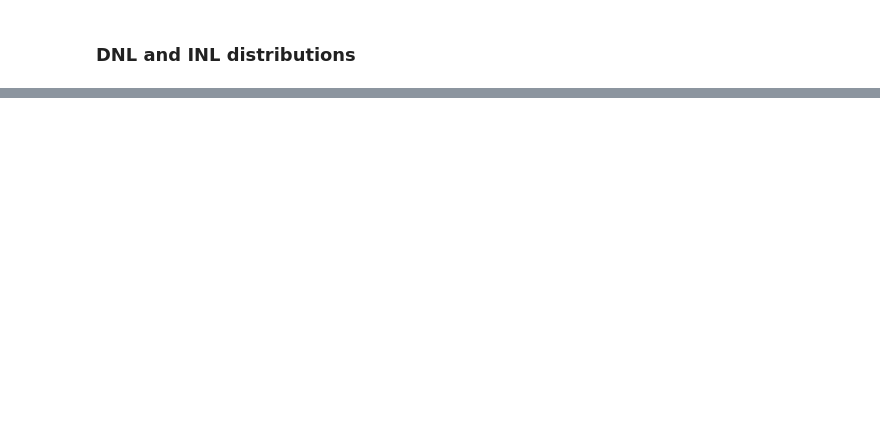
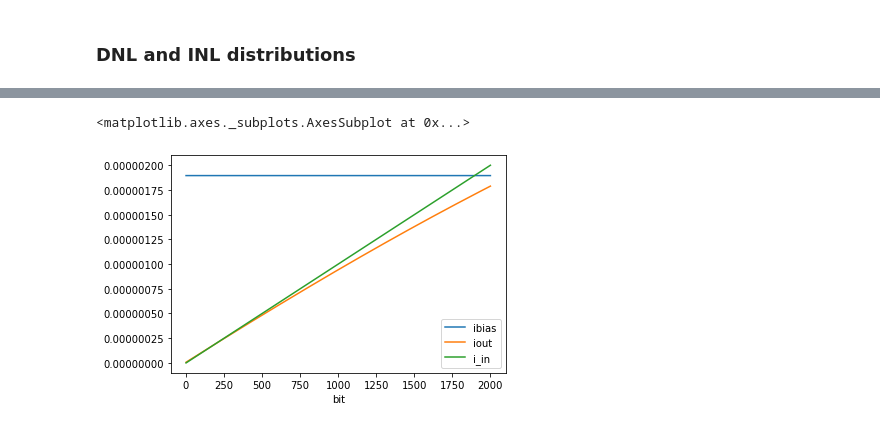
Before and after one commit to wFairmanOlin/madvlsi_proj_4, a Jupyter notebook: analysis.ipynb, the cells around one changed output, grey strips where cells are left out. Saved outputs shown, nothing was run; the diff lists cells and outputs as text; code cells hidden in the pictures; blank space fills up the shorter version.

```diff
--- a/analysis.ipynb
+++ b/analysis.ipynb
@@ -175,0 +148,15 @@ plt.show()
+# %%
+import pandas as pd
+import numpy as np
+from matplotlib import pyplot as plt
+
+# load data
+data = pd.read_csv("data/iout_mirror.txt", sep=" +", engine='python')
+data.columns = ["net1", "i_in", "iout", "ibias", "iv1", "iv2", "vbp", "vcn"]
+data["bit"] = data.index
+
+
+data.plot("bit", ["ibias", "iout", "i_in"])
+# %% [output]
+<matplotlib.axes._subplots.AxesSubplot at 0x...>
+[figure, added]
```
Also changed, not shown: parts of 12 cells of this notebook, 29 other files.
